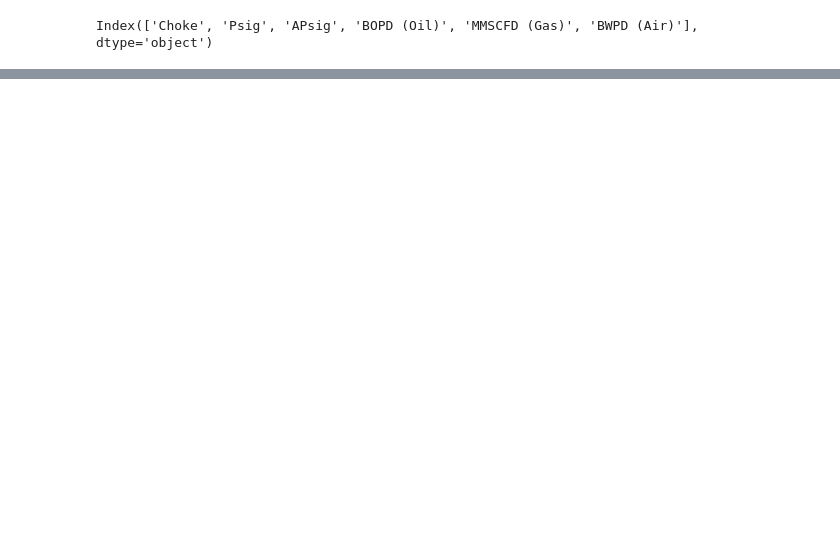
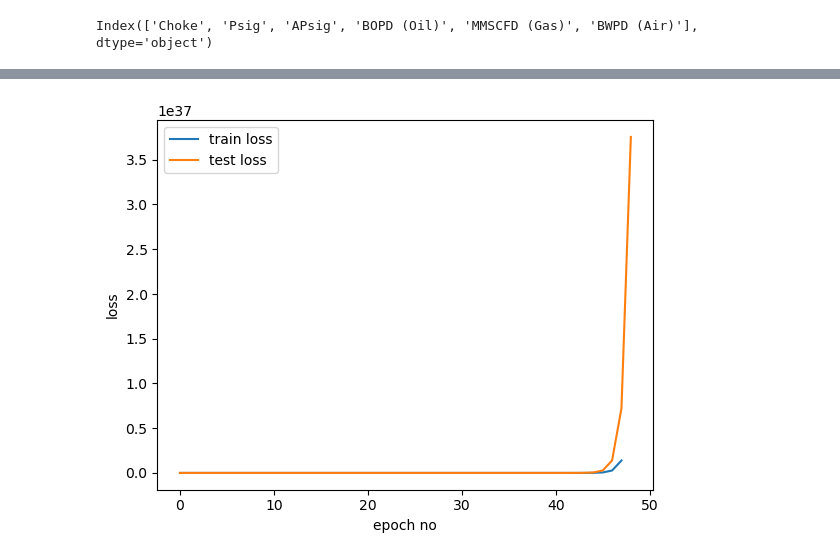
Before and after one commit to Dzyfhuba/lstm-prototype, a Jupyter notebook: test2.ipynb, the cells around one changed output, grey strips where cells are left out. Drawn from its saved outputs; the diff is of its cells as text; code cells hidden in the pictures; blank space fills up the shorter version.

Commit message:
convert data

```diff
--- a/test2.ipynb
+++ b/test2.ipynb
@@ -80,0 +98,17 @@ TypeError: float() argument must be a string or a real number, not 'datetime.dat
+# %%
+input_data = df_data_LSTM.copy()
+input_data = input_data.reset_index(drop=False)
+input_data = input_data.drop('Datetime', axis=1)
+input_data
+targets = df_data_LSTM['BOPD (Oil)'].values
+T = 20                    #Number of timesteps to look while predicting
+D = input_data.shape[1]   #Dimensionality of the input
+N = len(input_data) - T
+# %%
+#Train size: 80% of the total data size
+train_size = int(len(input_data) * 0.80)
+
+# Normalization of the inputs
+scaler = MinMaxScaler()
+scaler.fit(input_data[:train_size + T - 1])
+input_data_normalized = scaler.fit_transform(input_data)
@@ -80,0 +171,3 @@ TypeError: float() argument must be a string or a real number, not 'datetime.dat
+# %%
+model = LSTM(D, 512, 2, 1) # D is #Dimensionality of the input | 512 is hidden dimension | 2 is layer dim | 1 is output dim
+model.to(device)
@@ -80,0 +219,12 @@ TypeError: float() argument must be a string or a real number, not 'datetime.dat
+# %%
+# move data to GPU
+X_train, y_train = X_train.to(device), y_train.to(device)
+X_test, y_test = X_test.to(device), y_test.to(device)
+
+train_losses, test_losses = train(model,
+                                    0.01,
+                                    X_train,
+                                    y_train,
+                                    X_test,
+                                    y_test,
+                                    epochs=100)
@@ -80,0 +234,10 @@ TypeError: float() argument must be a string or a real number, not 'datetime.dat
+# %%
+# Plot the train loss and test loss per iteration
+plt.plot(train_losses, label='train loss')
+plt.plot(test_losses, label='test loss')
+plt.xlabel('epoch no')
+plt.ylabel('loss')
+plt.legend()
+plt.show()
+# %% [output]
+[figure, added]
```
Also changed, not shown: parts of 15 cells of this notebook, 5 other files.
